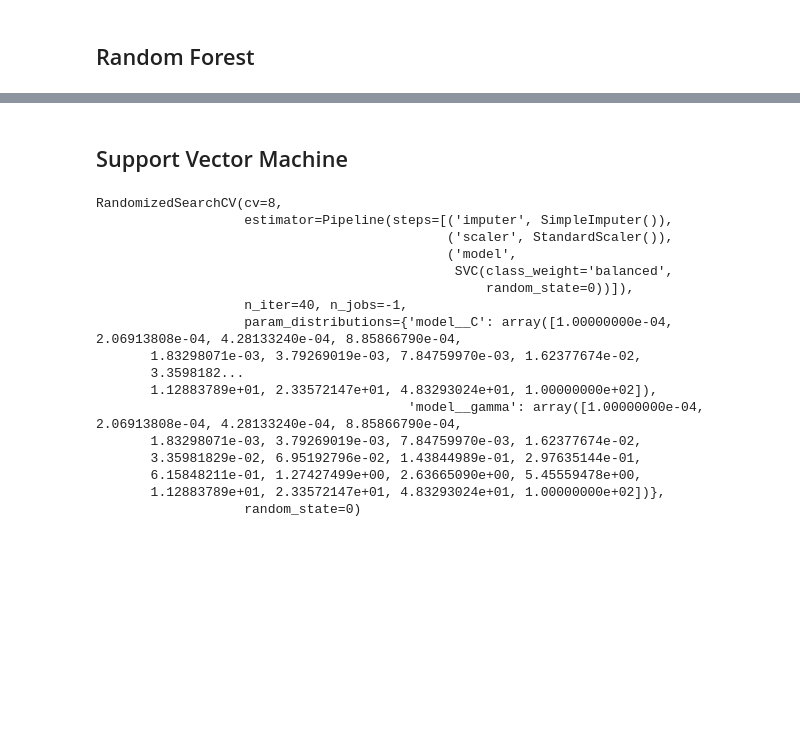
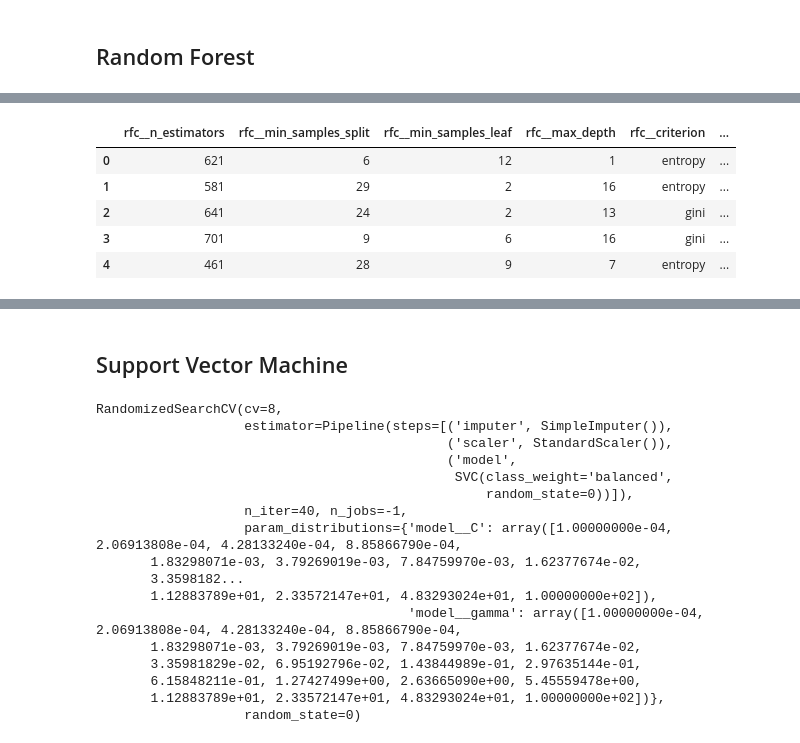
Before and after one commit to alejandro-castro/ProyectoINF648, a Jupyter notebook: Main.ipynb, the cells around one changed output, grey strips where cells are left out. Saved outputs shown, nothing was run; the diff lists cells and outputs as text; code cells hidden in the pictures; blank space fills up the shorter version.

```diff
--- a/Main.ipynb
+++ b/Main.ipynb
@@ -99,0 +104,21 @@ Se utilizará la clase ***pipeline*** para realizar el escalamiento sólo en la
+# %%
+#Definicion de imputación, escalamiento, modelo y pipeline a utilizar para el entrenamiento
+dt_imputer = SimpleImputer(strategy='mean')
+dt_scaler = preprocessing.StandardScaler()
+dt_model = DecisionTreeClassifier(class_weight="balanced", random_state=0)
+
+dt_pipeline = pipeline.Pipeline([("imputer", dt_imputer), ("scaler", dt_scaler), ("dt", dt_model)])
+
+#Definicion del grid donde se hará la búsqueda de hiperparámetros
+grid_dt = {'dt__criterion': ['gini', 'entropy'],
+           'dt__max_depth': range(1, 31, 3),
+           'dt__min_samples_split': range(2, 40, 1)}
+# %%
+#Busqueda aleatoria
+r_search_dt = model_selection.RandomizedSearchCV(dt_pipeline,
+                                                 grid_dt,
+                                                 n_iter=40,
+                                                 n_jobs=-1,
+                                                 random_state=0)
+
+r_search_dt.fit(x_train, y_train)
@@ -104,10 +172,12 @@ Se utilizará la clase ***pipeline*** para realizar el escalamiento sólo en la
 rfc_imputer = SimpleImputer(strategy='mean')
 rfc_scaler = preprocessing.StandardScaler()
 rfc_model = RandomForestClassifier(class_weight="balanced",random_state=0)
+
 rfc_pipeline = pipeline.Pipeline([("imputer", rfc_imputer),("scaler", rfc_scaler), ("rfc", rfc_model)])
 
 #Definicion del grid donde se hará la búsqueda de hiperparámetros
-grid_rfc = {"rfc__n_estimators": range(1,400,10),
+grid_rfc = {"rfc__n_estimators": range(1,800,40),
+            "rfc__criterion": ['gini', 'entropy'],
             "rfc__max_depth": range(1,31,3),
             "rfc__min_samples_split": range(2, 40, 1),
             "rfc__min_samples_leaf": range(1, 20, 1)}
@@ -141,0 +218,11 @@ La exactitud de prueba para el modelo RF es: 0.9953703703703703.
+# %%
+results_rfc = pd.DataFrame(r_search_rfc.cv_results_['params'])
+results_rfc['test_score'] = r_search_rfc.cv_results_['mean_test_score']
+results_rfc.head()
+# %% [output]
+|  | rfc__n_estimators | rfc__min_samples_split | rfc__min_samples_leaf | rfc__max_depth | rfc__criterion | ... |
+| 0 | 621 | 6 | 12 | 1 | entropy | ... |
+| 1 | 581 | 29 | 2 | 16 | entropy | ... |
+| 2 | 641 | 24 | 2 | 13 | gini | ... |
+| 3 | 701 | 9 | 6 | 16 | gini | ... |
+| 4 | 461 | 28 | 9 | 7 | entropy | ... |
```
Also changed, not shown: parts of 17 cells of this notebook, 1 other file.
